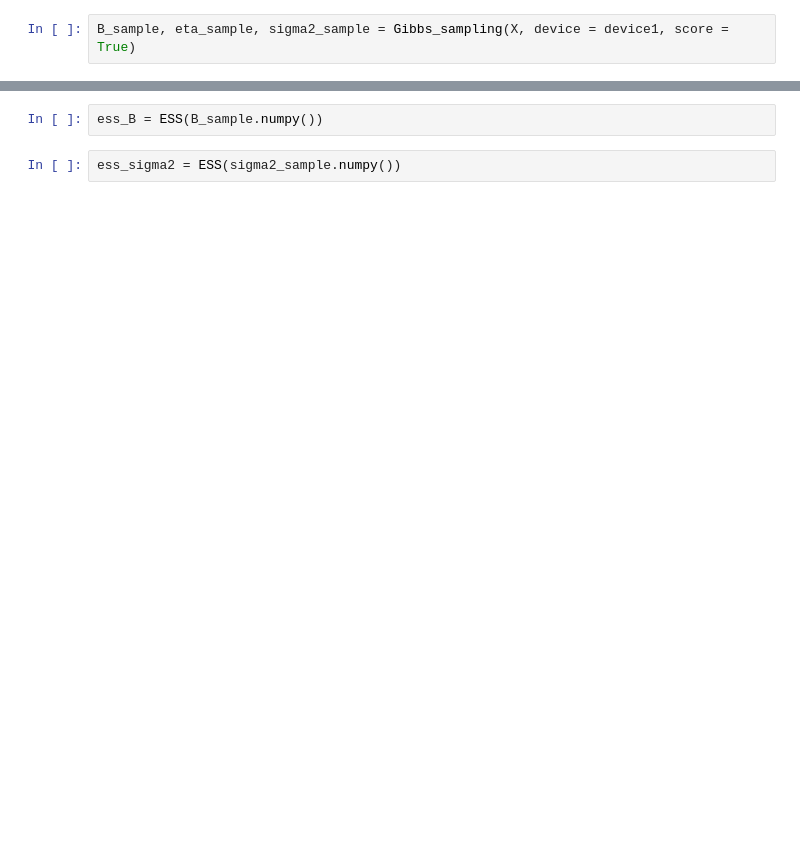
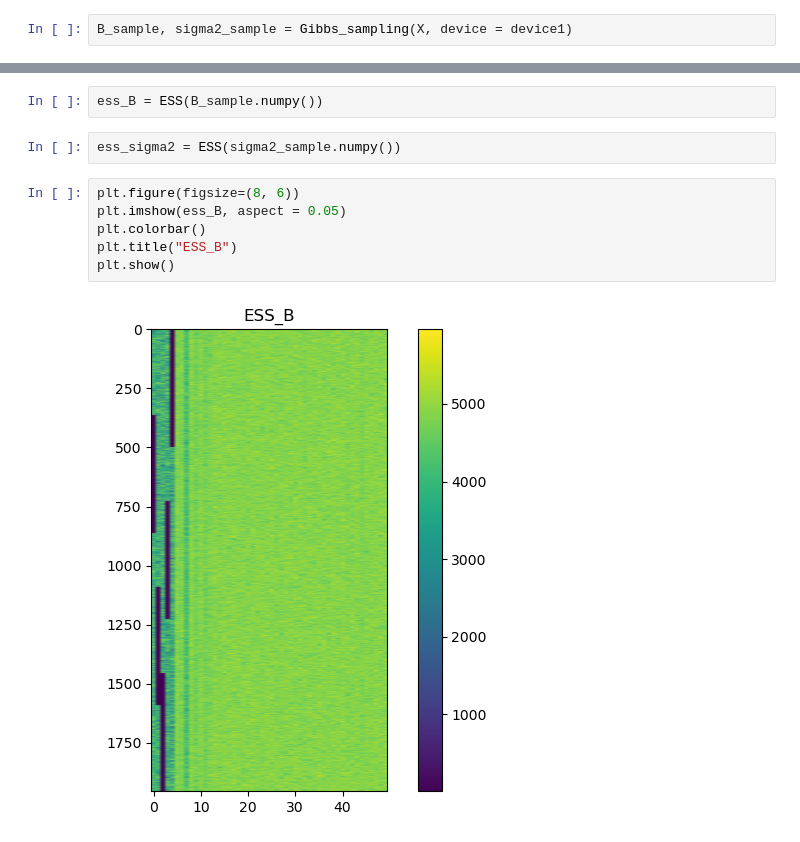
Before and after one commit to kexiongwen/Bayes_Factor_Model, a Jupyter notebook: Synthetic_Example2.ipynb, the cells around one changed output, grey strips where cells are left out. Drawn from its saved outputs; the diff is of its cells as text; blank space fills up the shorter version.

```diff
--- a/Synthetic_Example2.ipynb
+++ b/Synthetic_Example2.ipynb
@@ -36,7 +36,7 @@ plt.show()
 # %% [output]
 [figure]
 # %%
-B_sample, eta_sample, sigma2_sample = Gibbs_sampling(X, device = device1, score = True)
+B_sample, sigma2_sample = Gibbs_sampling(X, device = device1)
 # %%
 mu, Cov, np_sigma, v = NGVI(X, device = device1)
 # %%
@@ -84,3 +104,11 @@ print(FNR_COV_VI)
 ess_B = ESS(B_sample.numpy())
 # %%
 ess_sigma2 = ESS(sigma2_sample.numpy())
+# %%
+plt.figure(figsize=(8, 6))
+plt.imshow(ess_B, aspect = 0.05)
+plt.colorbar()
+plt.title("ESS_B")
+plt.show()
+# %% [output]
+[figure, added]
```
Also changed, not shown: parts of 9 cells of this notebook, 1 other file.
